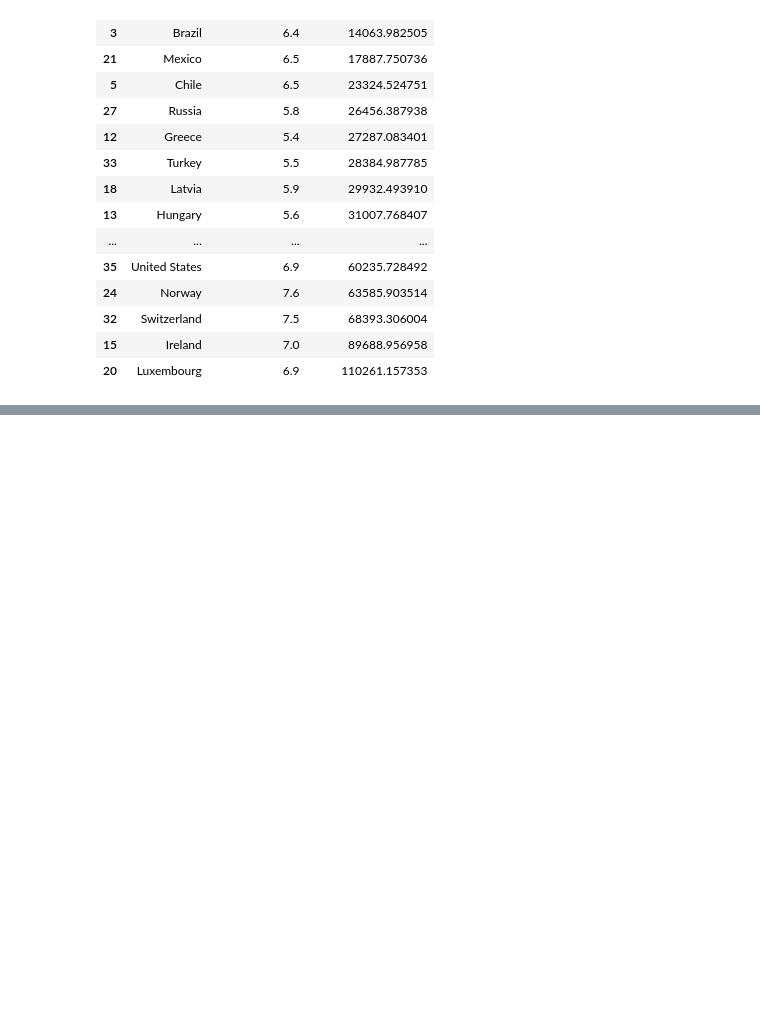
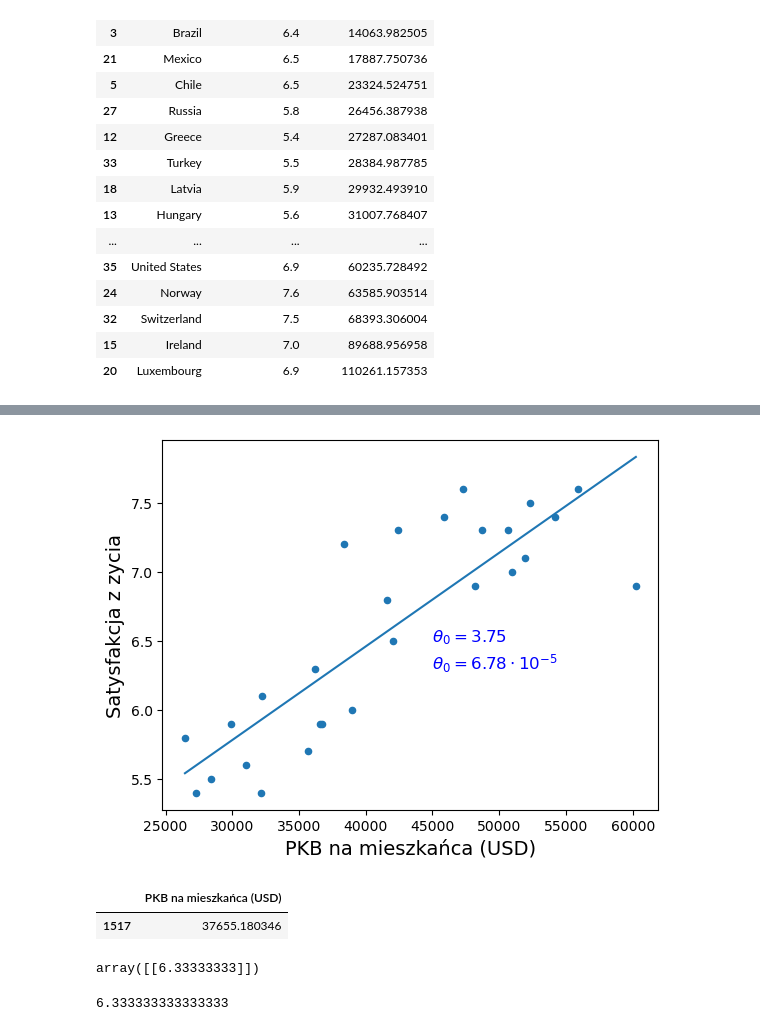
Before and after one commit to dbonar24/wdum, a Jupyter notebook: 01_krajobraz_uczenia_maszynowego.ipynb, the cells around one changed output, grey strips where cells are left out. Saved outputs shown, nothing was run; the diff lists cells and outputs as text; code cells hidden in the pictures; blank space fills up the shorter version.

```diff
--- a/01_krajobraz_uczenia_maszynowego.ipynb
+++ b/01_krajobraz_uczenia_maszynowego.ipynb
@@ -211,0 +280,24 @@ full_country_stats
+# %%
+# Wizualizujemy dane
+lifesat.plot(kind='scatter', grid = False,
+             x = "PKB na mieszkańca (USD)", y = "Satysfakcja z zycia")
+plt.plot(x, theta_0+theta_1*x)
+plt.text(45000, 6.5, fr"$\theta_0 = {theta_0.round(2)}$",
+         color = "blue")
+plt.text(45000, 6.3, fr"$\theta_0 = {theta_1 * 1e5:.2f}\cdot 10^{{-5}}$",
+         color = "blue")
+plt.show()
+# %% [output]
+[figure, added]
+# %%
+cyprus_gdp_per_capita_2020 = (
+    gdp_per_capita_2020[gdp_per_capita_2020["Entity"] == "Cyprus"][["GDP per capita (USD)"]]
+)
+cyprus_gdp_per_capita_2020.rename(
+    columns={"GDP per capita (USD)": "PKB na mieszkańca (USD)"},
+    inplace = True
+)
+cyprus_gdp_per_capita_2020
+# %% [output]
+|  | PKB na mieszkańca (USD) |
+| 1517 | 37655.180346 |
@@ -211,0 +306,16 @@ full_country_stats
+# %%
+# Wybiera model regresji 3-najblizszych sasiadow
+from sklearn.neighbors import KNeighborsRegressor
+model_knn = KNeighborsRegressor(n_neighbors=3)
+
+# Trenuje model_knn
+model_knn.fit(x, y)
+
+# Uzyskuje przewidywania dla Cypru
+model_knn.predict(cyprus_gdp_per_capita_2020)
+# %% [output]
+array([[6.33333333]])
+# %%
+(7.2+5.9+5.9)/3
+# %% [output]
+6.333333333333333
```
Also changed, not shown: parts of 5 cells of this notebook, 1 other file.
